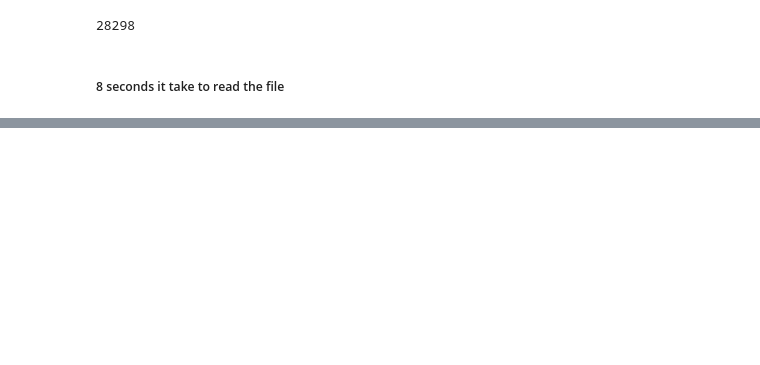
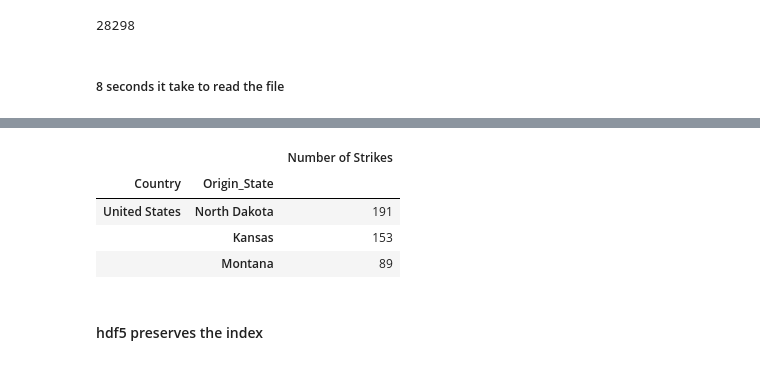
Before and after one commit to NAnnamalai/python_data_analysis, a Jupyter notebook: hdf5_processing.ipynb, the cells around one changed output, grey strips where cells are left out. Saved outputs shown, nothing was run; the diff lists cells and outputs as text; code cells hidden in the pictures; blank space fills up the shorter version.

Commit message:
ENH: index preserving in hdfs

```diff
--- a/hdf5_processing.ipynb
+++ b/hdf5_processing.ipynb
@@ -51,0 +144,10 @@ len(df)
+# %%
+state_country_df.loc[('United States', ['North Dakota', 'Kansas', 'Montana']), :]
+# %% [output]
+|  |  | Number of Strikes |
+| Country | Origin_State |  |
+| United States | North Dakota | 191 |
+|  | Kansas | 153 |
+|  | Montana | 89 |
+# %% [markdown]
+#### hdf5 preserves the index
```
Also changed, not shown: parts of 12 cells of this notebook.
